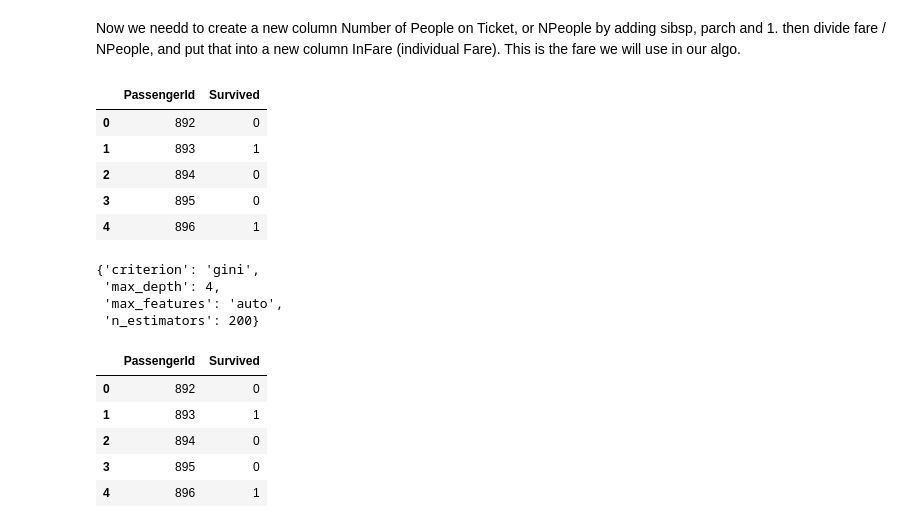
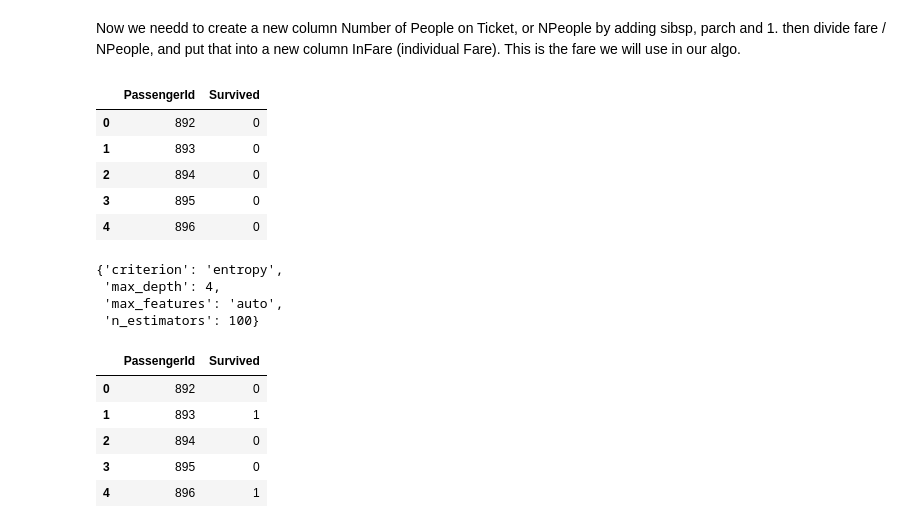
Before and after one commit to cetuslapetus/kaggle-competitions, a Jupyter notebook: notebook6701b63f19.ipynb, the cells around one changed output. Saved outputs shown, nothing was run; the diff lists cells and outputs as text; code cells hidden in the pictures.

```diff
--- a/notebook6701b63f19.ipynb
+++ b/notebook6701b63f19.ipynb
@@ -205,25 +205,25 @@ from sklearn.model_selection import cross_val_score
 # %%
 y = train_df["Survived"]
 
-features = ["Pclass", "Fare", "Sex", "SibSp", "Parch"]
+features = ["Pclass", "Sex", "SibSp", "Parch"]
 X = pd.get_dummies(train_df[features])
 X_test = pd.get_dummies(test_df[features])
 
 model = RandomForestClassifier(random_state = 1)
 
 model.fit(X, y)
 predictions = model.predict(X_test)
 
 output = pd.DataFrame({'PassengerId': test_df.PassengerId, 'Survived': predictions})
 
 output.head()
 # %% [output]
 |  | PassengerId | Survived |
 | 0 | 892 | 0 |
-| 1 | 893 | 1 |
+| 1 | 893 | 0 |
 | 2 | 894 | 0 |
 | 3 | 895 | 0 |
-| 4 | 896 | 1 |
+| 4 | 896 | 0 |
 # %%
 param_grid = {
     'n_estimators': [100, 200, 500],
@@ -237,9 +237,9 @@ cv_model.fit(X, y)
 
 cv_model.best_params_
 # %% [output]
-{'criterion': 'gini',
+{'criterion': 'entropy',
  'max_depth': 4,
  'max_features': 'auto',
- 'n_estimators': 200}
+ 'n_estimators': 100}
 # %%
 best_model = RandomForestClassifier(
```
Also changed, not shown: parts of 1 cell of this notebook.
